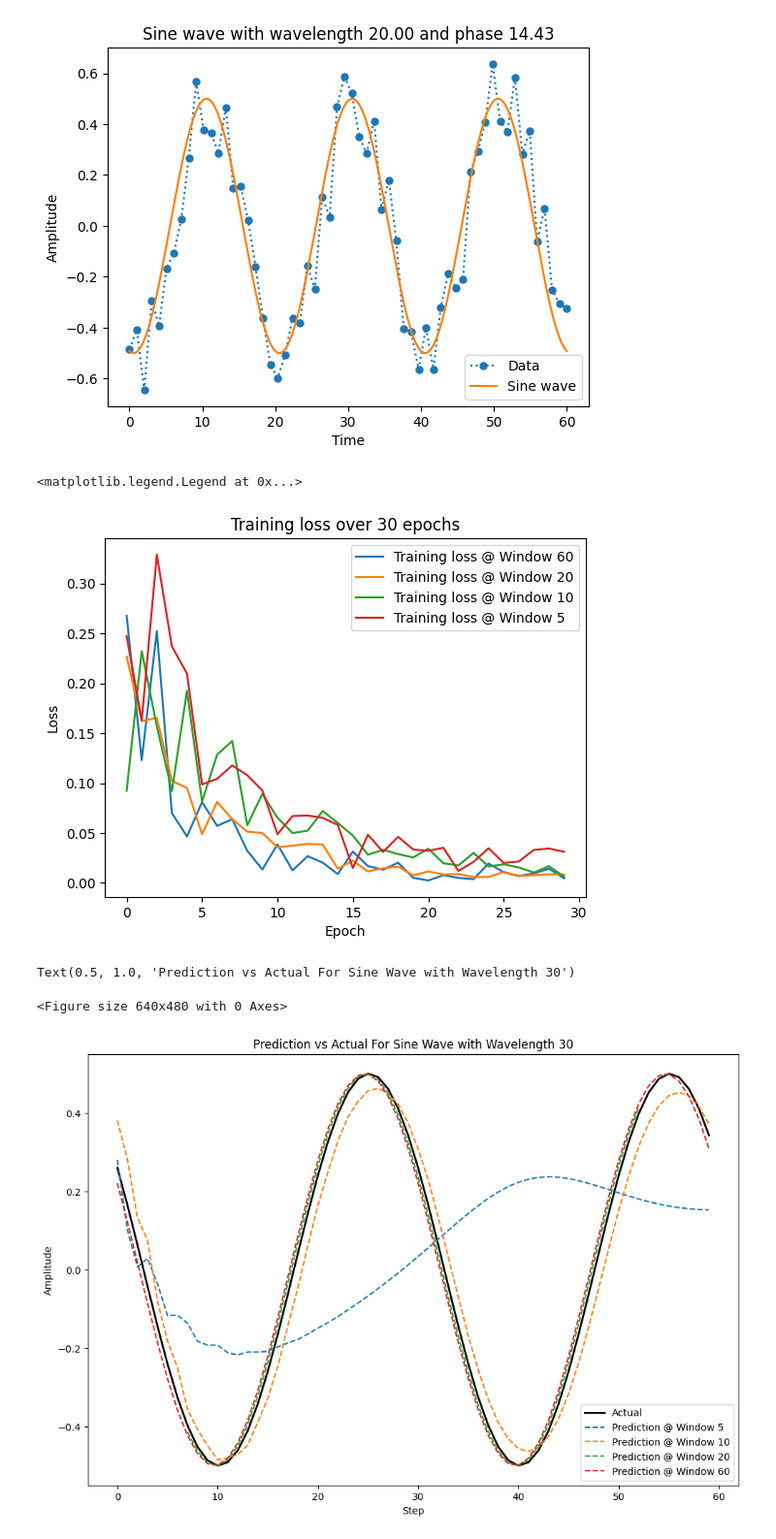
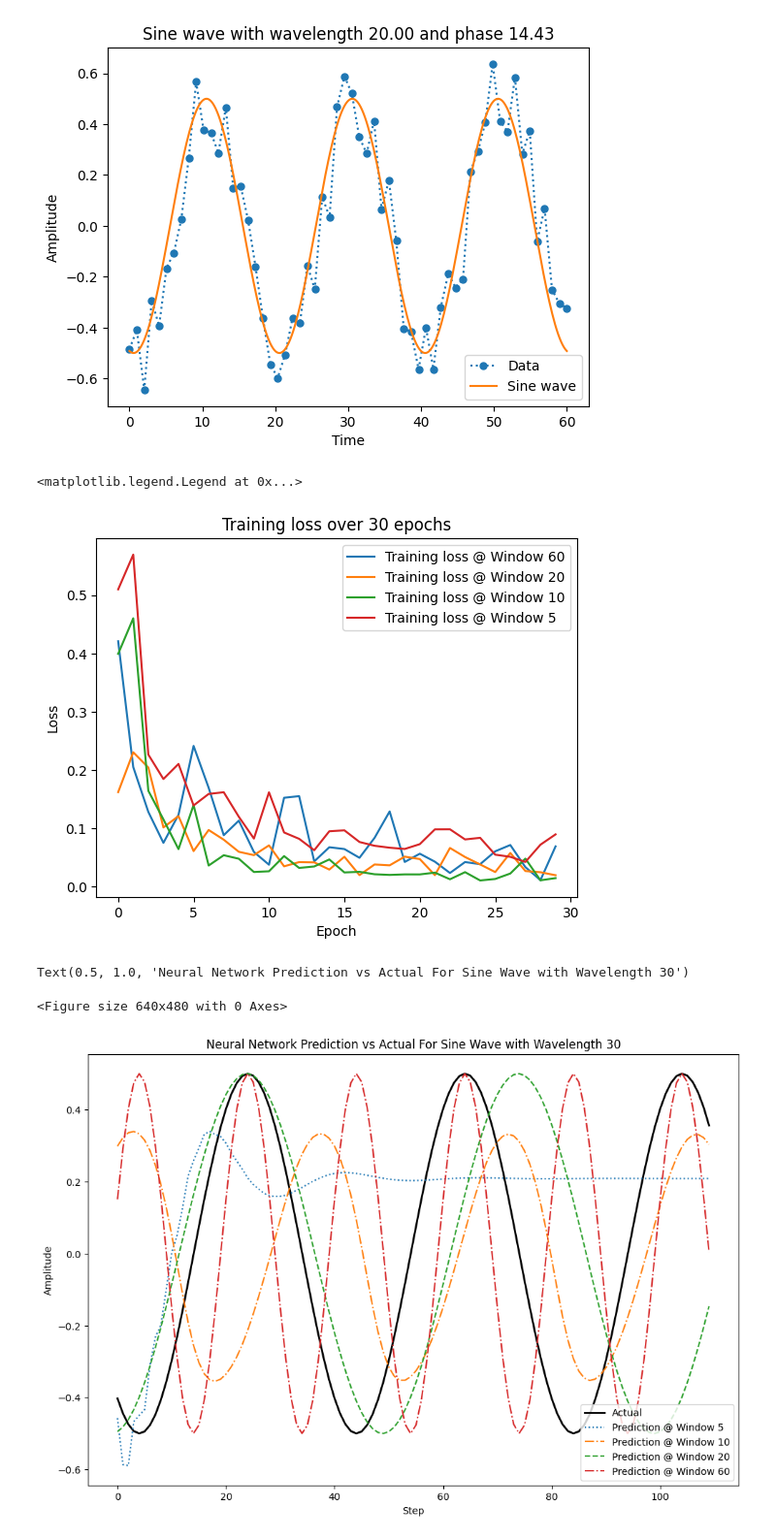
Before and after one commit to RdeManVrouw/NN_project, a Jupyter notebook: python_plotting.ipynb, the cells around one changed output. Shown: that part at 97% size. Saved outputs shown, nothing was run; the diff lists cells and outputs as text; code cells hidden in the pictures.

```diff
--- a/python_plotting.ipynb
+++ b/python_plotting.ipynb
@@ -33,14 +33,19 @@ Text(0.5, 1.0, 'Sine wave with wavelength 20.00 and phase 14.43')
 [figure]
 # %%
 # load data
-loss_5 = pd.read_csv('results/nn/fixed@fs1/5_loss.csv', sep=';', header=None).T
-pred_5 = pd.read_csv('results/nn/fixed@fs1/5_pred.csv', sep=';', header=None).T
-loss_10 = pd.read_csv('results/nn/fixed@fs1/10_loss.csv', sep=';', header=None).T
-pred_10 = pd.read_csv('results/nn/fixed@fs1/10_pred.csv', sep=';', header=None).T
-pred_20 = pd.read_csv('results/nn/fixed@fs1/20_pred.csv', sep=';', header=None).T
-loss_20 = pd.read_csv('results/nn/fixed@fs1/20_loss.csv', sep=';', header=None).T
-loss_60 = pd.read_csv('results/nn/fixed@fs1/60_loss.csv', sep=';', header=None).T
-pred_60 = pd.read_csv('results/nn/fixed@fs1/60_pred.csv', sep=';', header=None).T
+loss_5 = pd.read_csv('results/nn/variable/5_loss.csv', sep=';', header=None).T
+pred_5 = pd.read_csv('results/nn/variable/5_pred.csv', sep=';', header=None).T
+loss_10 = pd.read_csv('results/nn/variable/10_loss.csv', sep=';', header=None).T
+pred_10 = pd.read_csv('results/nn/variable/10_pred.csv', sep=';', header=None).T
+pred_20 = pd.read_csv('results/nn/variable/20_pred.csv', sep=';', header=None).T
+loss_20 = pd.read_csv('results/nn/variable/20_loss.csv', sep=';', header=None).T
+loss_60 = pd.read_csv('results/nn/variable/60_loss.csv', sep=';', header=None).T
+pred_60 = pd.read_csv('results/nn/variable/60_pred.csv', sep=';', header=None).T
+
+lm_fixed_5 = pd.read_csv('results/lr/variable/5.csv', sep=';', header=None).T
+lm_fixed_10 = pd.read_csv('results/lr/variable/10.csv', sep=';', header=None).T
+lm_fixed_20 = pd.read_csv('results/lr/variable/20.csv', sep=';', header=None).T
+lm_fixed_60 = pd.read_csv('results/lr/variable/60.csv', sep=';', header=None).T
 # %%
 # Plot the loss
 plt.clf()
@@ -54,35 +59,35 @@ plt.title('Training loss over 30 epochs')
 plt.legend()
 # %% [output]
 <matplotlib.legend.Legend at 0x...>
-[figure, old version]
+[figure, new version]
 # %%
 
 # Plot the prediction, only the first 100 points of the first column
 plt.clf()
 plt.figure(figsize=(12,8))
-r = 60
+r = 110
 # plot sine wave with wavelenght 30
 plt.plot(pred_5.iloc[0:r,1], label='Actual', color='black', linewidth=2)
-plt.plot(pred_5.iloc[0:r,0], label='Prediction @ Window 5', linestyle='--')
+plt.plot(pred_5.iloc[0:r,0], label='Prediction @ Window 5', linestyle=':')
 
 shift_10 = np.argmax(pred_5.iloc[0:r,1].values) - np.argmax(pred_10.iloc[0:r,1].values)
-plt.plot(pred_10.iloc[0:r-shift_10,0].shift(shift_10), label='Prediction @ Window 10', linestyle='--')
+plt.plot(pred_10.iloc[0:r-shift_10,0].shift(shift_10), label='Prediction @ Window 10', linestyle='-.')
 
 
 shift_20 = np.argmax(pred_5.iloc[0:r,1].values) - np.argmax(pred_20.iloc[0:r,1].values)
 plt.plot(pred_20.iloc[0:r-shift_20,1].shift(shift_20), label='Prediction @ Window 20', linestyle='--')
 
 shift_60 = np.argmax(pred_5.iloc[0:r,1].values) - np.argmax(pred_60.iloc[0:r,1].values)
-plt.plot(pred_60.iloc[0:r-shift_60,1].shift(shift_60), label='Prediction @ Window 60', linestyle='--')
+plt.plot(pred_60.iloc[0:r-shift_60,1].shift(shift_60), label='Prediction @ Window 60', linestyle='-.')
 
 plt.xlabel('Step')
 plt.ylabel('Amplitude')
 plt.legend()
-plt.title('Prediction vs Actual For Sine Wave with Wavelength 30')
+plt.title('Neural Network Prediction vs Actual For Sine Wave with Wavelength 30')
 # %% [output]
-Text(0.5, 1.0, 'Prediction vs Actual For Sine Wave with Wavelength 30')
+Text(0.5, 1.0, 'Neural Network Prediction vs Actual For Sine Wave with Wavelength 30')
 <Figure size 640x480 with 0 Axes>
-[figure, old version]
+[figure, new version]
 # %%
 # Plot the residuals vs prediction in a scatter plot
 plt.clf()
```
Also changed, not shown: parts of 3 cells of this notebook, 21 other files.
